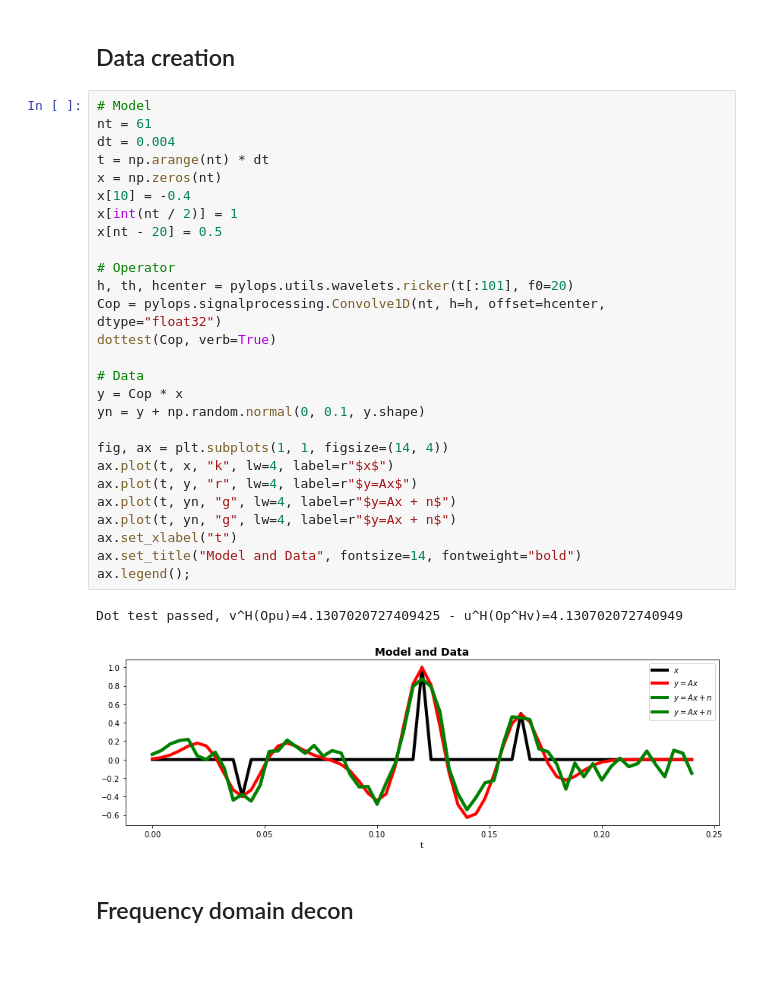
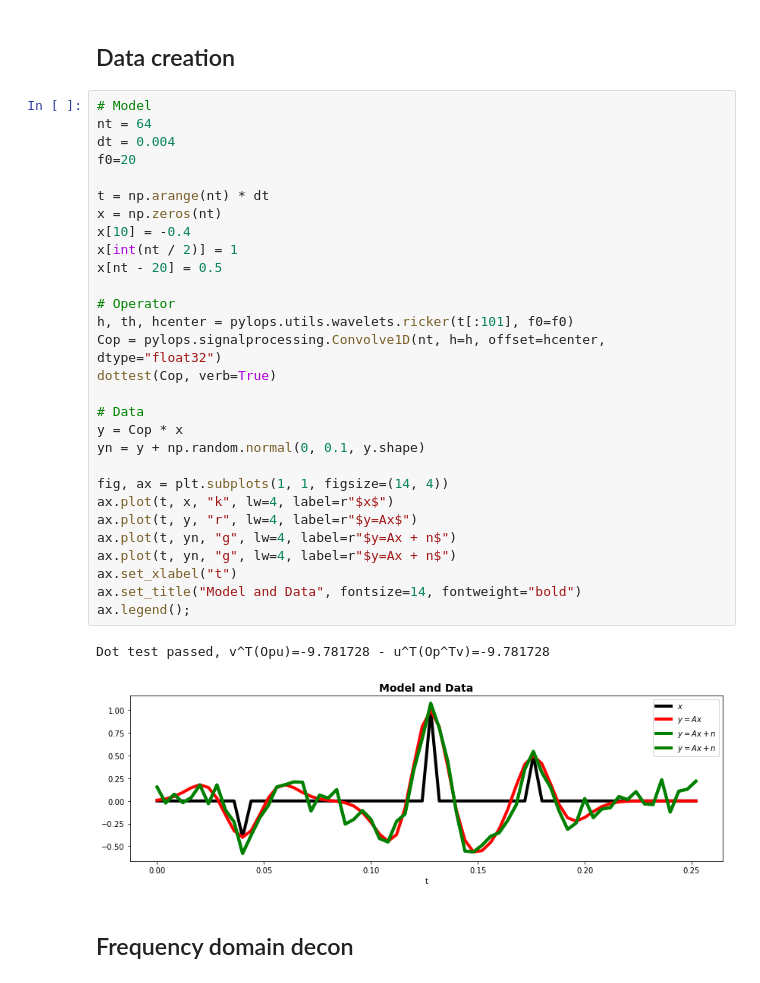
Before and after one commit to PyLops/pylops_transform2022, a Jupyter notebook: Decon.ipynb, the cells around one changed output. Saved outputs shown, nothing was run; the diff lists cells and outputs as text.

```diff
--- a/Decon.ipynb
+++ b/Decon.ipynb
@@ -68,34 +75,36 @@ HTML("""
 ## Data creation
 # %%
 # Model
-nt = 61
+nt = 64
 dt = 0.004
+f0=20
+
 t = np.arange(nt) * dt
 x = np.zeros(nt)
 x[10] = -0.4
 x[int(nt / 2)] = 1
 x[nt - 20] = 0.5
 
 # Operator
-h, th, hcenter = pylops.utils.wavelets.ricker(t[:101], f0=20)
+h, th, hcenter = pylops.utils.wavelets.ricker(t[:101], f0=f0)
 Cop = pylops.signalprocessing.Convolve1D(nt, h=h, offset=hcenter, dtype="float32")
 dottest(Cop, verb=True)
 
 # Data
 y = Cop * x
 yn = y + np.random.normal(0, 0.1, y.shape)
 
 fig, ax = plt.subplots(1, 1, figsize=(14, 4))
 ax.plot(t, x, "k", lw=4, label=r"$x$")
 ax.plot(t, y, "r", lw=4, label=r"$y=Ax$")
 ax.plot(t, yn, "g", lw=4, label=r"$y=Ax + n$")
 ax.plot(t, yn, "g", lw=4, label=r"$y=Ax + n$")
 ax.set_xlabel("t")
 ax.set_title("Model and Data", fontsize=14, fontweight="bold")
 ax.legend();
 # %% [output]
-Dot test passed, v^H(Opu)=4.1307020727409425 - u^H(Op^Hv)=4.130702072740949
+Dot test passed, v^T(Opu)=-9.781728 - u^T(Op^Tv)=-9.781728
-[figure, old version]
+[figure, new version]
 # %% [markdown]
 ## Frequency domain decon
 # %% [markdown]
```
Also changed, not shown: parts of 27 cells of this notebook, 1 other file.
